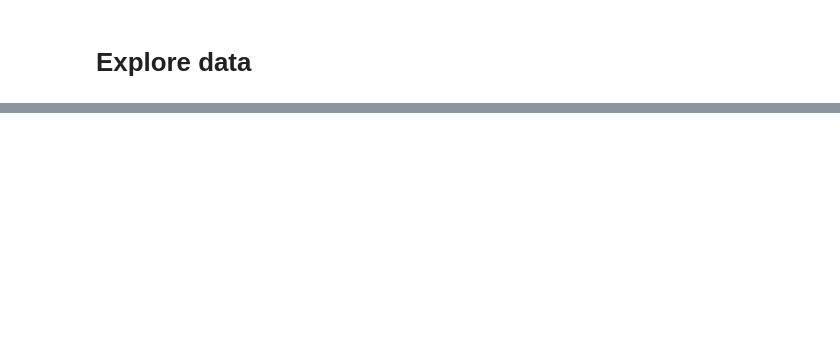
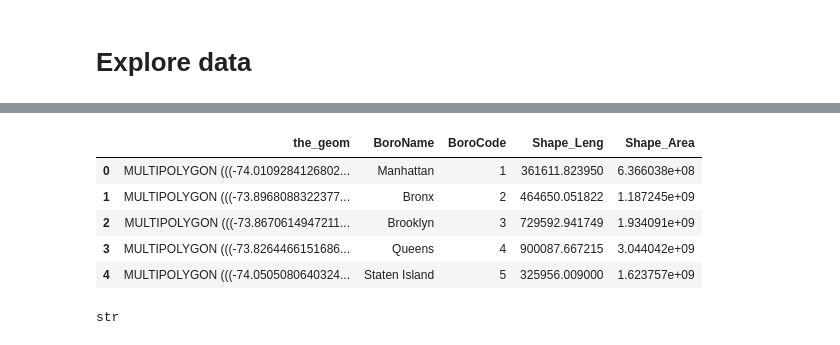
Before and after one commit to candiesforlife/minority_report, a Jupyter notebook: notebooks/cam_viz_model.ipynb, the cells around one changed output, grey strips where cells are left out. Cells and saved outputs as stored; diff of their text form; code cells hidden in the pictures; blank space fills up the shorter version.

```diff
--- a/notebooks/cam_viz_model.ipynb
+++ b/notebooks/cam_viz_model.ipynb
@@ -262,0 +293,15 @@ lat_per_image
+# %%
+boudaries = pd.read_csv('../raw_data/nybb.csv')
+# %%
+boudaries
+# %% [output]
+|  | the_geom | BoroName | BoroCode | Shape_Leng | Shape_Area |
+| 0 | MULTIPOLYGON (((-74.0109284126802... | Manhattan | 1 | 361611.823950 | 6.366038e+08 |
+| 1 | MULTIPOLYGON (((-73.8968088322377... | Bronx | 2 | 464650.051822 | 1.187245e+09 |
+| 2 | MULTIPOLYGON (((-73.8670614947211... | Brooklyn | 3 | 729592.941749 | 1.934091e+09 |
+| 3 | MULTIPOLYGON (((-73.8264466151686... | Queens | 4 | 900087.667215 | 3.044042e+09 |
+| 4 | MULTIPOLYGON (((-74.0505080640324... | Staten Island | 5 | 325956.009000 | 1.623757e+09 |
+# %%
+type(boudaries['the_geom'][0])
+# %% [output]
+str
```
Also changed, not shown: parts of 49 cells of this notebook, 1 other file.
